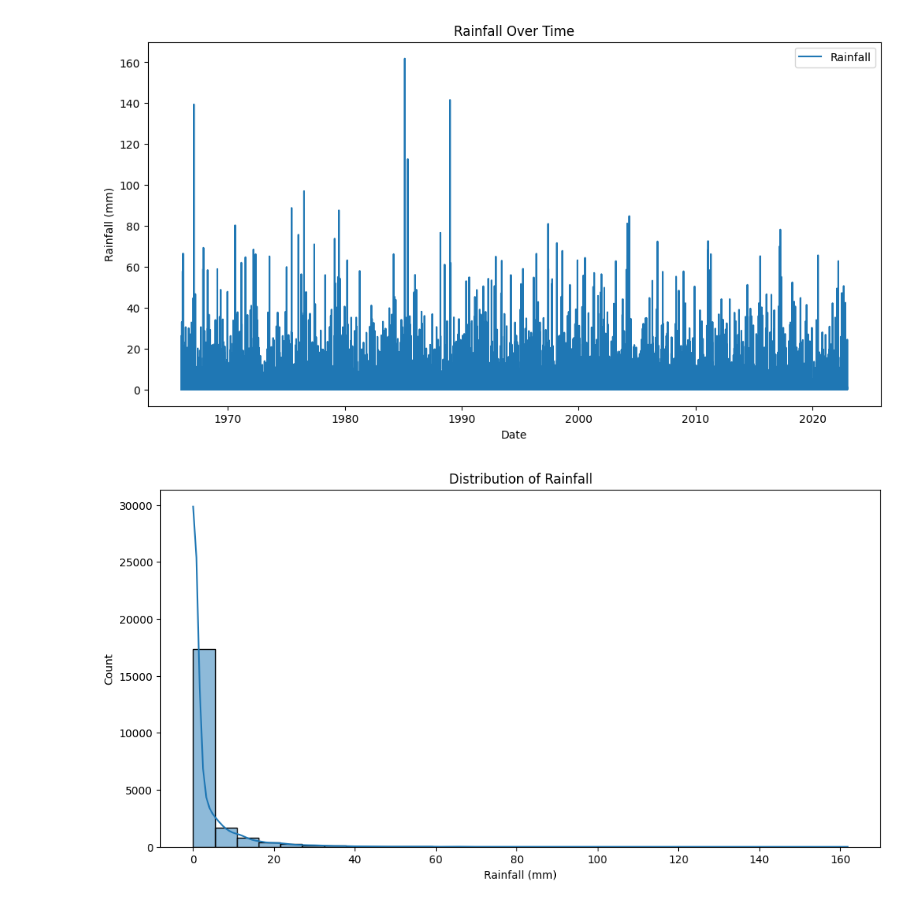
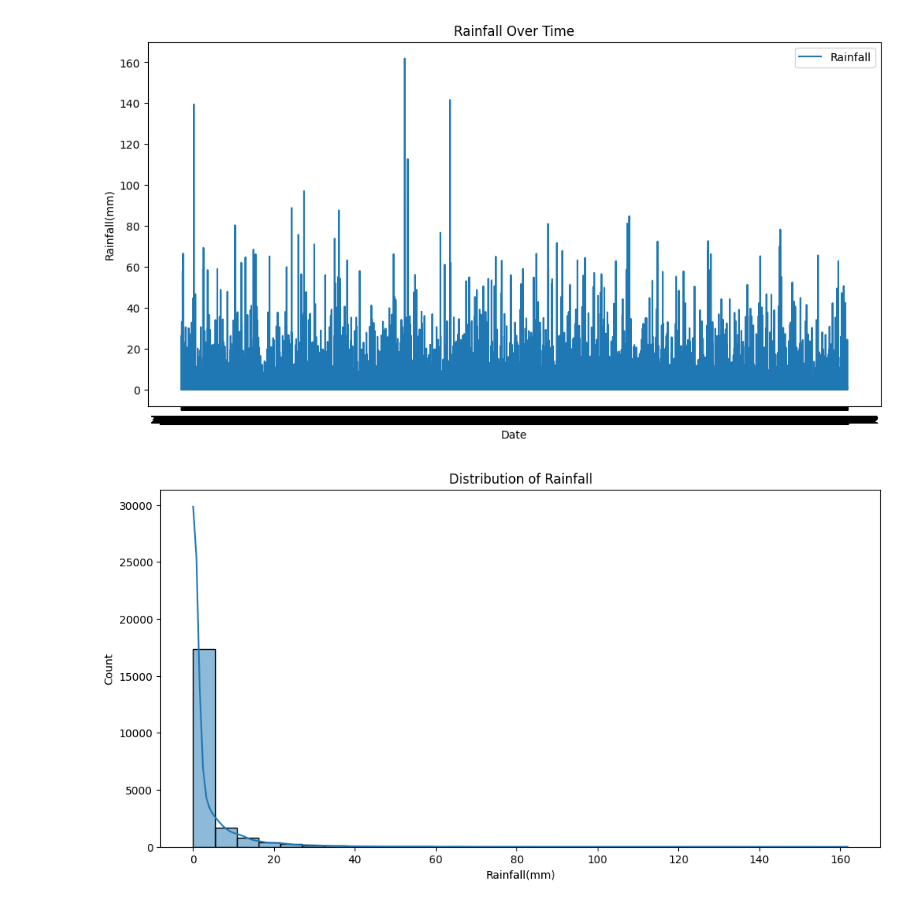
Before and after one commit to YingCG/research-weather-forecast, a Jupyter notebook: MLmodel/rainfall_7days_randomForest.ipynb, the cells around one changed output. Cells and saved outputs as stored; diff of their text form; code cells hidden in the pictures.

```diff
--- a/MLmodel/rainfall_7days_randomForest.ipynb
+++ b/MLmodel/rainfall_7days_randomForest.ipynb
@@ -6,7 +6,7 @@ import numpy as np
 import matplotlib.pyplot as plt
 %matplotlib inline
 
-auckland_rain = pd.read_csv('../data/auckland_rain_temp_statsNZ.csv', parse_dates=['date'])
+auckland_rain = pd.read_csv('../data/auckland_rain_temp_statsNZ.csv', parse_dates=['Date'])
 auckland_rain.info()
 # %% [output]
 <class 'pandas.core.frame.DataFrame'>
@@ -56,16 +46,16 @@ std        4.030235
 # %%
 # Data Visualization
 
 # Time series plot of rainfall
 plt.figure(figsize=(12, 6))
-plt.plot(auckland_rain['date'], auckland_rain['rainfall(mm)'], label='Rainfall')
+plt.plot(auckland_rain['Date'], auckland_rain['Rainfall(mm)'], label='Rainfall')
 plt.xlabel('Date')
-plt.ylabel('Rainfall (mm)')
+plt.ylabel('Rainfall(mm)')
 plt.title('Rainfall Over Time')
 plt.legend()
 plt.show()
 # %% [output]
-[figure, old version]
+[figure, new version]
 # %%
 # Histograms
 import seaborn as sns
```
Also changed, not shown: parts of 17 cells of this notebook, 1 other file.
